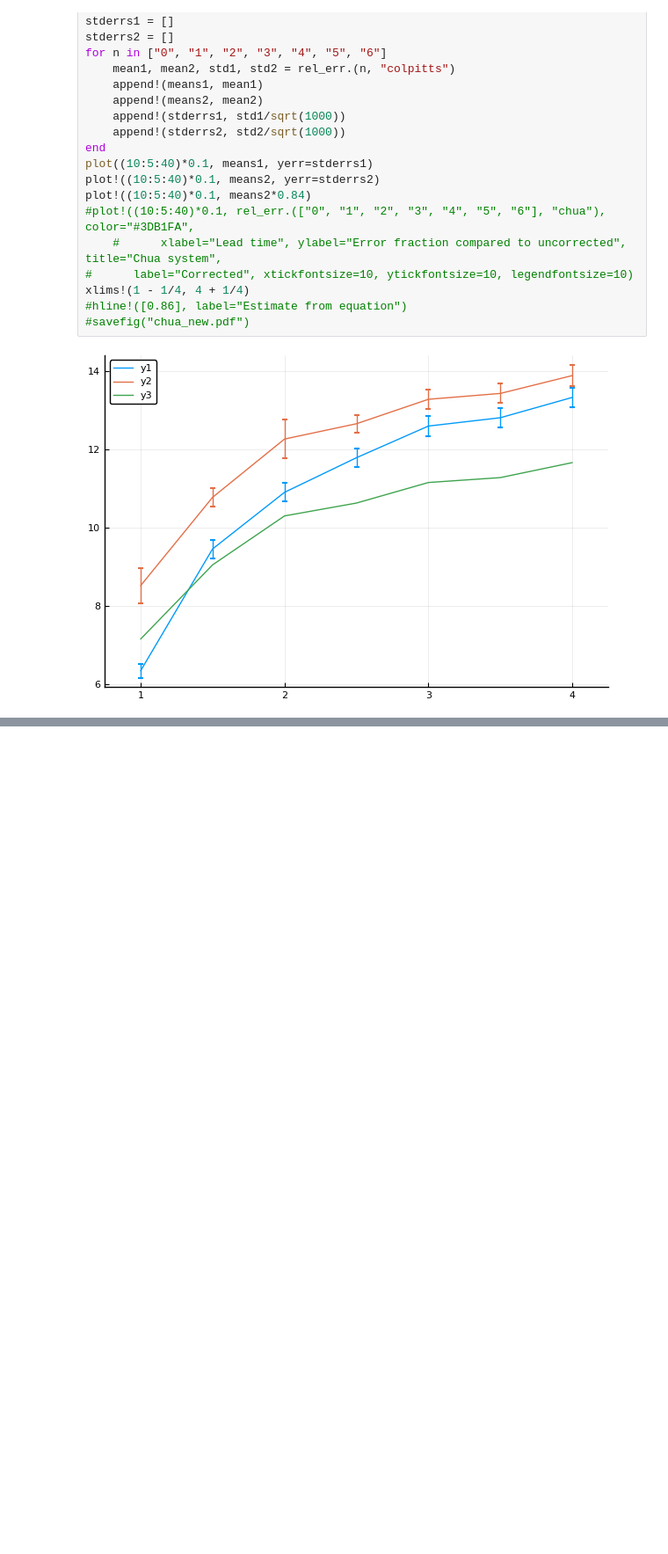
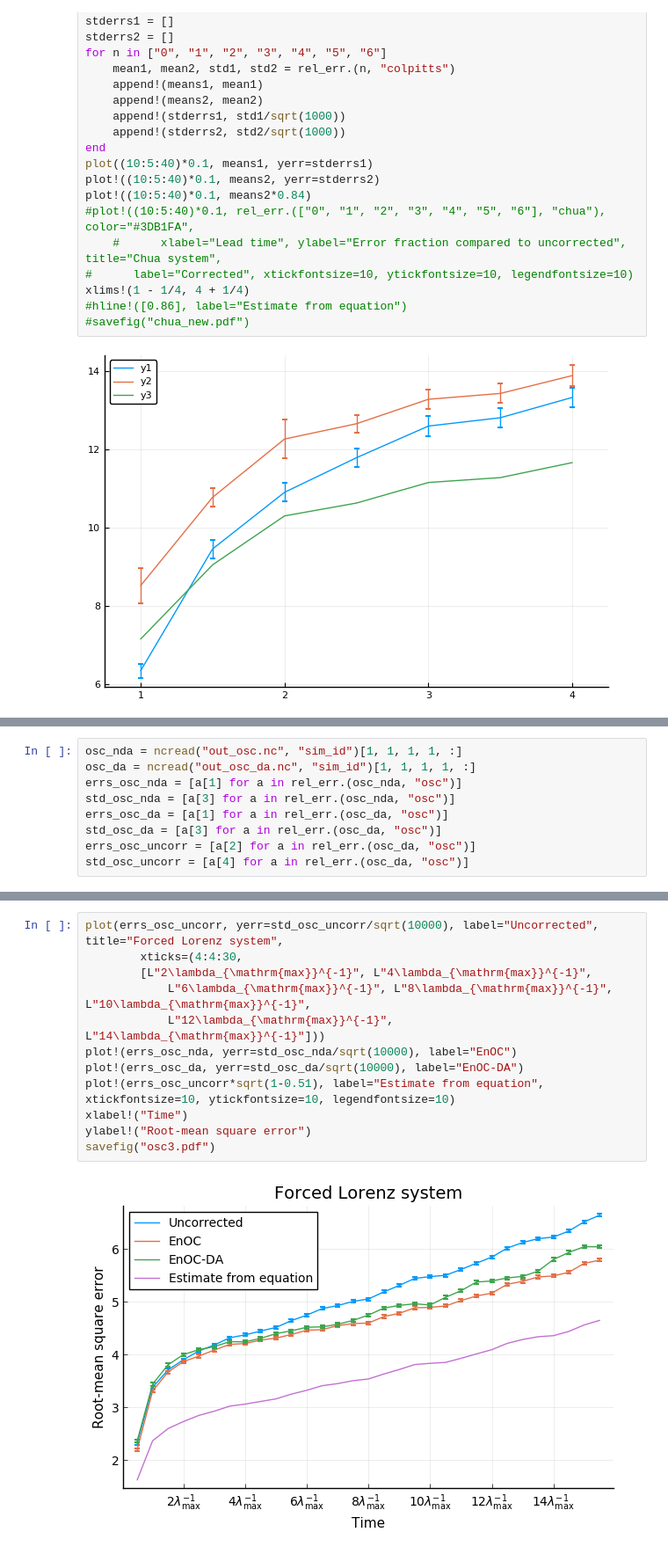
Before and after one commit to eviatarbach/ensemble_oscillation_correction.jl, a Jupyter notebook: Plots.ipynb, the cells around one changed output, grey strips where cells are left out. Shown at 88% size. Saved outputs shown, nothing was run; the diff lists cells and outputs as text; blank space fills up the shorter version.

```diff
--- a/Plots.ipynb
+++ b/Plots.ipynb
@@ -181,0 +372,9 @@ xlims!(1 - 1/4, 4 + 1/4)
+# %%
+osc_nda = ncread("out_osc.nc", "sim_id")[1, 1, 1, 1, :]
+osc_da = ncread("out_osc_da.nc", "sim_id")[1, 1, 1, 1, :]
+errs_osc_nda = [a[1] for a in rel_err.(osc_nda, "osc")]
+std_osc_nda = [a[3] for a in rel_err.(osc_nda, "osc")]
+errs_osc_da = [a[1] for a in rel_err.(osc_da, "osc")]
+std_osc_da = [a[3] for a in rel_err.(osc_da, "osc")]
+errs_osc_uncorr = [a[2] for a in rel_err.(osc_da, "osc")]
+std_osc_uncorr = [a[4] for a in rel_err.(osc_da, "osc")]
@@ -181,0 +399,14 @@ xlims!(1 - 1/4, 4 + 1/4)
+# %%
+plot(errs_osc_uncorr, yerr=std_osc_uncorr/sqrt(10000), label="Uncorrected", title="Forced Lorenz system",
+        xticks=(4:4:30,
+        [L"2\lambda_{\mathrm{max}}^{-1}", L"4\lambda_{\mathrm{max}}^{-1}",
+            L"6\lambda_{\mathrm{max}}^{-1}", L"8\lambda_{\mathrm{max}}^{-1}", L"10\lambda_{\mathrm{max}}^{-1}",
+            L"12\lambda_{\mathrm{max}}^{-1}", L"14\lambda_{\mathrm{max}}^{-1}"]))
+plot!(errs_osc_nda, yerr=std_osc_nda/sqrt(10000), label="EnOC")
+plot!(errs_osc_da, yerr=std_osc_da/sqrt(10000), label="EnOC-DA")
+plot!(errs_osc_uncorr*sqrt(1-0.51), label="Estimate from equation", xtickfontsize=10, ytickfontsize=10, legendfontsize=10)
+xlabel!("Time")
+ylabel!("Root-mean square error")
+savefig("osc3.pdf")
+# %% [output]
+[figure, added]
```
Also changed, not shown: parts of 18 cells of this notebook, 3 other files.
